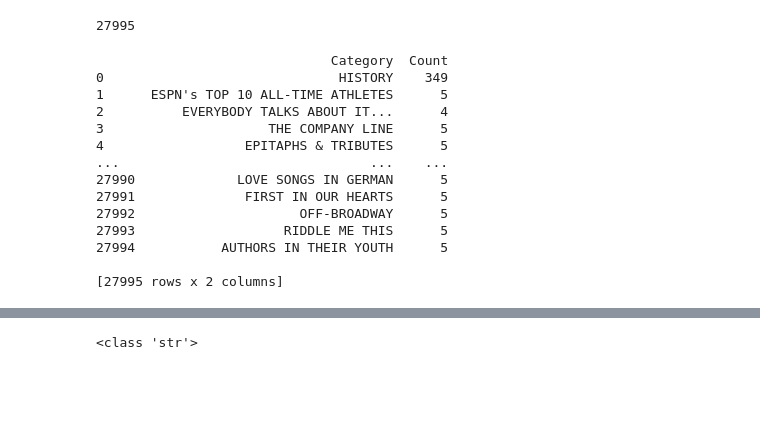
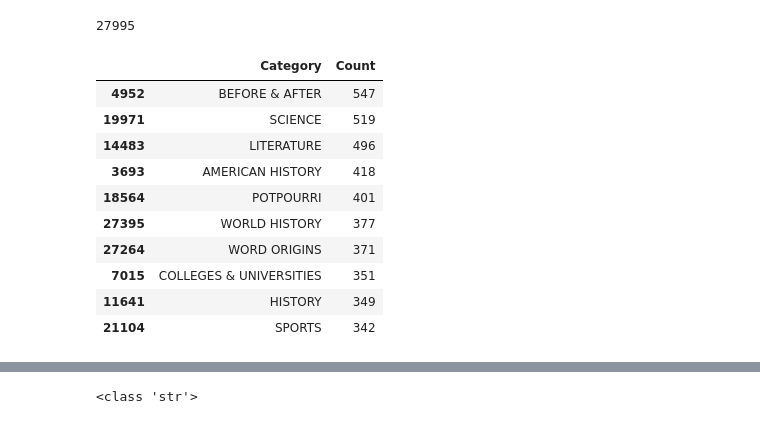
Before and after one commit to Ujwal-B/jeopardy-eda, a Jupyter notebook: eda.ipynb, the cells around one changed output, grey strips where cells are left out. Saved outputs shown, nothing was run; the diff lists cells and outputs as text; code cells hidden in the pictures; blank space fills up the shorter version.

Commit message:
changed method to reduce computation time

```diff
--- a/eda.ipynb
+++ b/eda.ipynb
@@ -57,31 +57,34 @@ print(len(c))
 # %% [output]
 27995
 # %%
-cdict = {}
-for j in c:
-    cdict[j] = 0
+# cdict = {}
+# for j in c:
+#     cdict[j] = 0
+# # print(count)
+# for i in df['Category']:
+#     for j in c:
+#         if i == j:
+#             cdict[j] += 1
+# count = pd.DataFrame(cdict.items(), columns=['Category', 'Count'])
 # print(count)
-for i in df['Category']:
-    for j in c:
-        if i == j:
-            cdict[j] += 1
-count = pd.DataFrame(cdict.items(), columns=['Category', 'Count'])
-print(count)
-# %% [output]
-                              Category  Count
-0                              HISTORY    349
-1      ESPN's TOP 10 ALL-TIME ATHLETES      5
-2          EVERYBODY TALKS ABOUT IT...      4
-3                     THE COMPANY LINE      5
-4                  EPITAPHS & TRIBUTES      5
-...                                ...    ...
-27990             LOVE SONGS IN GERMAN      5
-27991              FIRST IN OUR HEARTS      5
-27992                     OFF-BROADWAY      5
-27993                   RIDDLE ME THIS      5
-27994           AUTHORS IN THEIR YOUTH      5
-
-[27995 rows x 2 columns]
+# %%
+count = df.groupby(['Category']).size()
+count = pd.DataFrame(count).reset_index()
+count.rename({0:'Count'}, inplace=True, axis=1)
+count = count.sort_values(by="Count", ascending=False)
+count.head(10)
+# %% [output]
+|  | Category | Count |
+| 4952 | BEFORE & AFTER | 547 |
+| 19971 | SCIENCE | 519 |
+| 14483 | LITERATURE | 496 |
+| 3693 | AMERICAN HISTORY | 418 |
+| 18564 | POTPOURRI | 401 |
+| 27395 | WORLD HISTORY | 377 |
+| 27264 | WORD ORIGINS | 371 |
+| 7015 | COLLEGES & UNIVERSITIES | 351 |
+| 11641 | HISTORY | 349 |
+| 21104 | SPORTS | 342 |
 # %%
 a = count.sort_values(by=['Count'], ascending=False)
 a.head(60)
```
Also changed, not shown: parts of 2 cells of this notebook.
